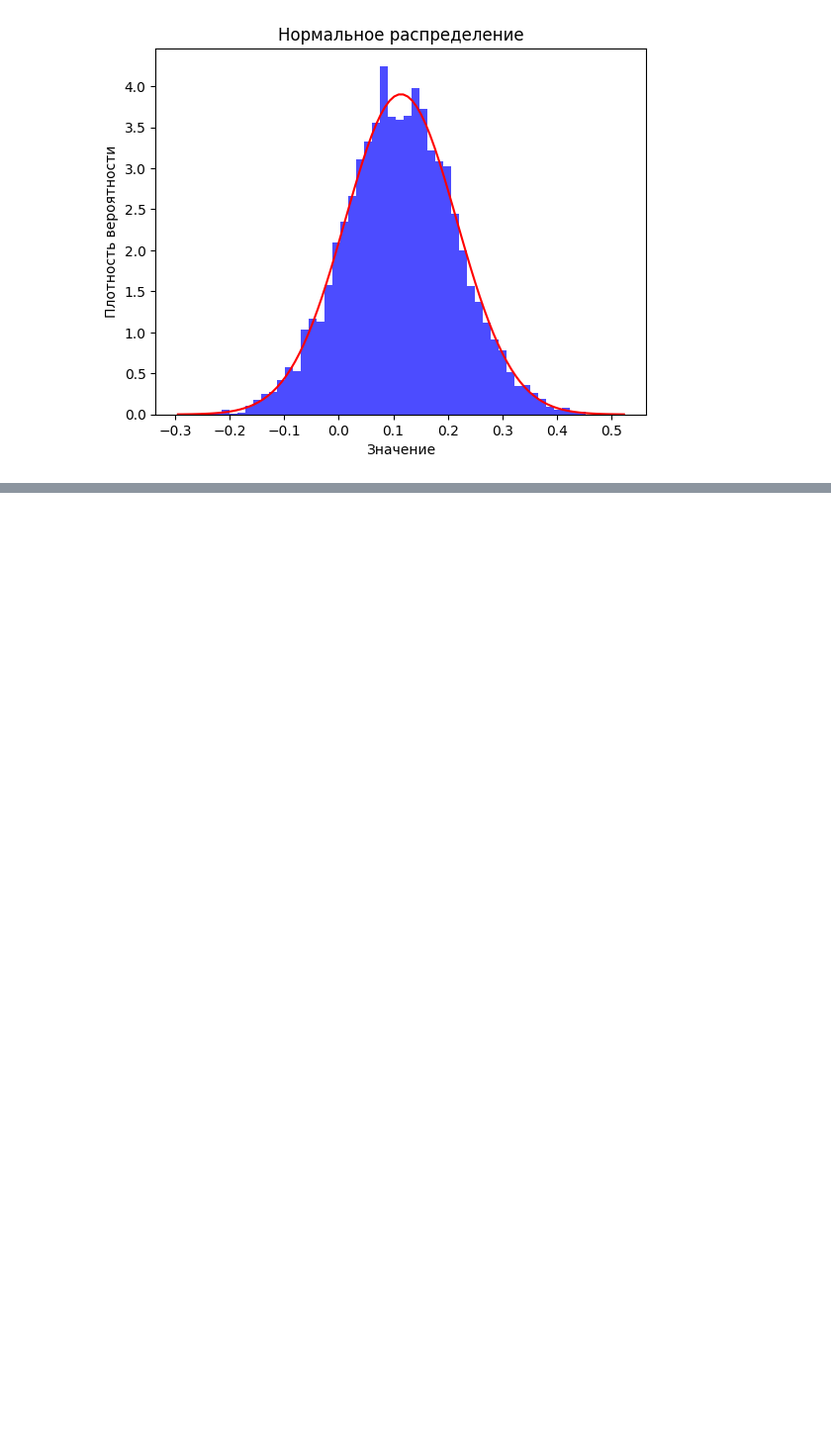
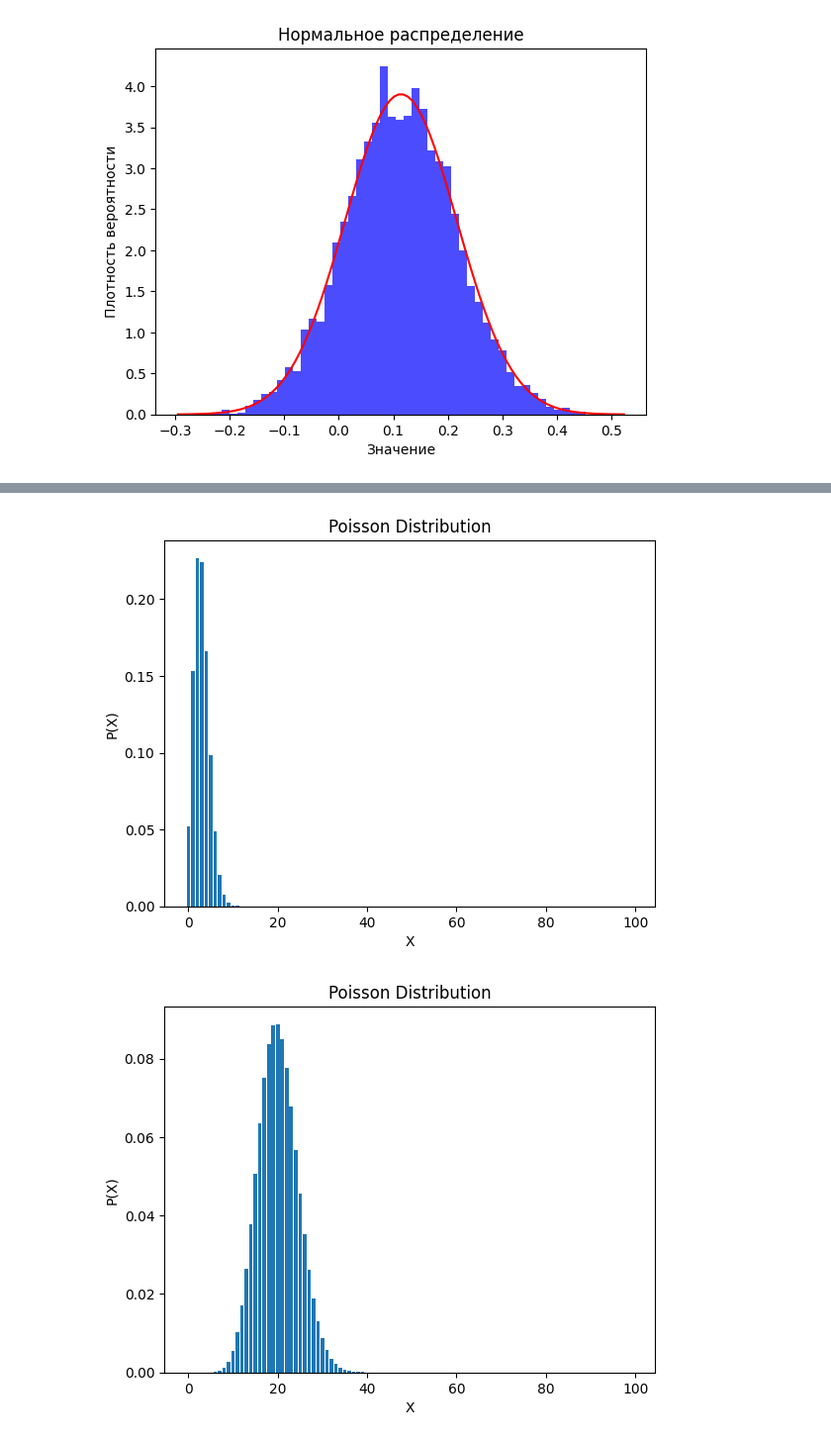
Before and after one commit to ALFecki/matstat, a Jupyter notebook: lab-1/lab1.ipynb, the cells around one changed output, grey strips where cells are left out. Shown at 99% size. Drawn from its saved outputs; the diff is of its cells as text; code cells hidden in the pictures; blank space fills up the shorter version.

```diff
--- a/lab-1/lab1.ipynb
+++ b/lab-1/lab1.ipynb
@@ -196,0 +221,16 @@ for mean, variance, data_set in zip(means, variances, data_sets):
+# %%
+def poisson(mean: float, variance: float, size: int):
+    x = np.arange(0, size)  # Диапазон значений
+    pmf = np.exp(-mean) * np.power(mean, x) / np.array([math.factorial(i) for i in x])  # Функция массы вероятности
+
+    plt.bar(x, pmf)
+    plt.xlabel('X')
+    plt.ylabel('P(X)')
+    plt.title('Poisson Distribution')
+    plt.show()
+# %%
+for mean, variance, data_set in zip(means, variances, data_sets):
+    sample = poisson(mean, variance, 100)
+# %% [output]
+[figure, added]
+[figure, added]
```
Also changed, not shown: parts of 5 cells of this notebook.
